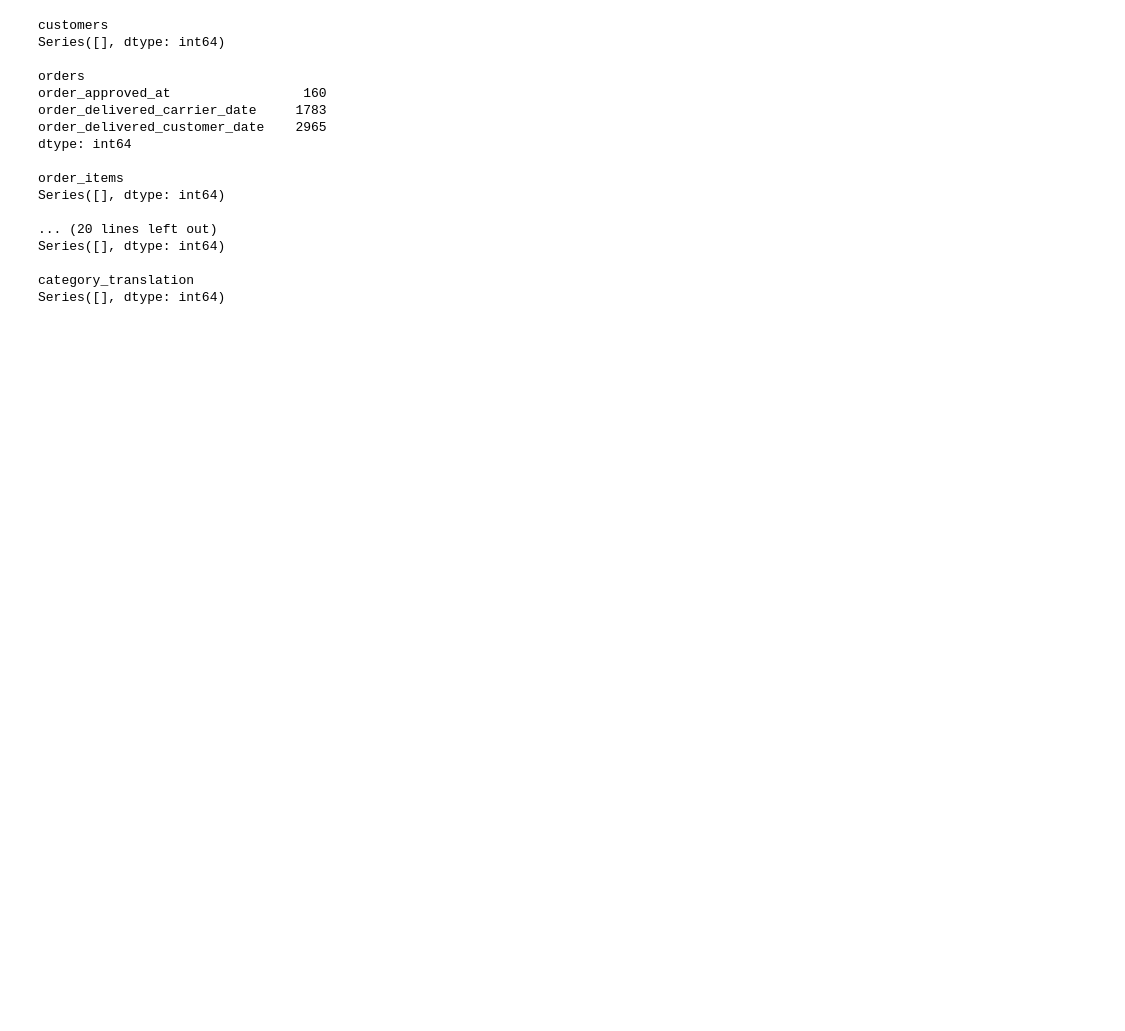
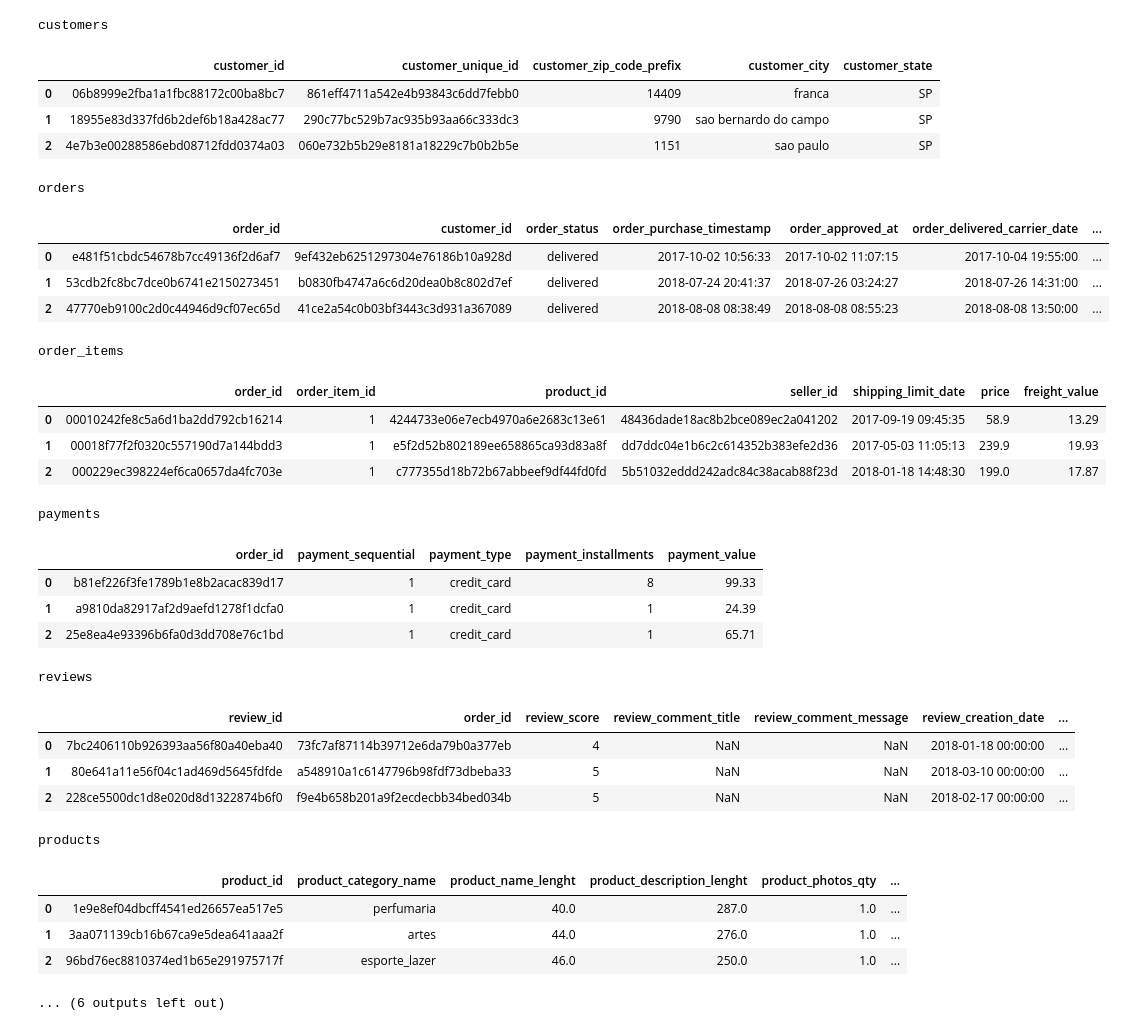
Before and after one commit to nthuang/ecommerce-customer-analytics, a Jupyter notebook: notebooks/data_exploration.ipynb, the cells around one changed output. Drawn from its saved outputs; the diff is of its cells as text; code cells hidden in the pictures; blank space fills up the shorter version.

```diff
--- a/notebooks/data_exploration.ipynb
+++ b/notebooks/data_exploration.ipynb
@@ -35,23 +83,36 @@ category_translation (71, 2) ['product_category_name', 'product_category_name_en
 # %%
-for name, df in tables.items():
-    missing = df.isna().sum()
+for name, frame in tables.items():
     print(f"\n{name}")
-    print(missing[missing > 0])
+    display(frame.head(3))
 # %% [output]
 customers
-Series([], dtype: int64)
-
-orders
-order_approved_at                 160
-order_delivered_carrier_date     1783
-order_delivered_customer_date    2965
-dtype: int64
-
-order_items
-Series([], dtype: int64)
-
-... (20 lines left out)
-Series([], dtype: int64)
-
-category_translation
-Series([], dtype: int64)
+|  | customer_id | customer_unique_id | customer_zip_code_prefix | customer_city | customer_state |
+| 0 | 06b8999e2fba1a1fbc88172c00ba8bc7 | 861eff4711a542e4b93843c6dd7febb0 | 14409 | franca | SP |
+| 1 | 18955e83d337fd6b2def6b18a428ac77 | 290c77bc529b7ac935b93aa66c333dc3 | 9790 | sao bernardo do campo | SP |
+| 2 | 4e7b3e00288586ebd08712fdd0374a03 | 060e732b5b29e8181a18229c7b0b2b5e | 1151 | sao paulo | SP |
+orders
+|  | order_id | customer_id | order_status | order_purchase_timestamp | order_approved_at | order_delivered_carrier_date | ... |
+| 0 | e481f51cbdc54678b7cc49136f2d6af7 | 9ef432eb6251297304e76186b10a928d | delivered | 2017-10-02 10:56:33 | 2017-10-02 11:07:15 | 2017-10-04 19:55:00 | ... |
+| 1 | 53cdb2fc8bc7dce0b6741e2150273451 | b0830fb4747a6c6d20dea0b8c802d7ef | delivered | 2018-07-24 20:41:37 | 2018-07-26 03:24:27 | 2018-07-26 14:31:00 | ... |
+| 2 | 47770eb9100c2d0c44946d9cf07ec65d | 41ce2a54c0b03bf3443c3d931a367089 | delivered | 2018-08-08 08:38:49 | 2018-08-08 08:55:23 | 2018-08-08 13:50:00 | ... |
+order_items
+|  | order_id | order_item_id | product_id | seller_id | shipping_limit_date | price | freight_value |
+| 0 | 00010242fe8c5a6d1ba2dd792cb16214 | 1 | 4244733e06e7ecb4970a6e2683c13e61 | 48436dade18ac8b2bce089ec2a041202 | 2017-09-19 09:45:35 | 58.9 | 13.29 |
+| 1 | 00018f77f2f0320c557190d7a144bdd3 | 1 | e5f2d52b802189ee658865ca93d83a8f | dd7ddc04e1b6c2c614352b383efe2d36 | 2017-05-03 11:05:13 | 239.9 | 19.93 |
+| 2 | 000229ec398224ef6ca0657da4fc703e | 1 | c777355d18b72b67abbeef9df44fd0fd | 5b51032eddd242adc84c38acab88f23d | 2018-01-18 14:48:30 | 199.0 | 17.87 |
+payments
+|  | order_id | payment_sequential | payment_type | payment_installments | payment_value |
+| 0 | b81ef226f3fe1789b1e8b2acac839d17 | 1 | credit_card | 8 | 99.33 |
+| 1 | a9810da82917af2d9aefd1278f1dcfa0 | 1 | credit_card | 1 | 24.39 |
+| 2 | 25e8ea4e93396b6fa0d3dd708e76c1bd | 1 | credit_card | 1 | 65.71 |
+reviews
+|  | review_id | order_id | review_score | review_comment_title | review_comment_message | review_creation_date | ... |
+| 0 | 7bc2406110b926393aa56f80a40eba40 | 73fc7af87114b39712e6da79b0a377eb | 4 | NaN | NaN | 2018-01-18 00:00:00 | ... |
+| 1 | 80e641a11e56f04c1ad469d5645fdfde | a548910a1c6147796b98fdf73dbeba33 | 5 | NaN | NaN | 2018-03-10 00:00:00 | ... |
+| 2 | 228ce5500dc1d8e020d8d1322874b6f0 | f9e4b658b201a9f2ecdecbb34bed034b | 5 | NaN | NaN | 2018-02-17 00:00:00 | ... |
+products
+|  | product_id | product_category_name | product_name_lenght | product_description_lenght | product_photos_qty | ... |
+| 0 | 1e9e8ef04dbcff4541ed26657ea517e5 | perfumaria | 40.0 | 287.0 | 1.0 | ... |
+| 1 | 3aa071139cb16b67ca9e5dea641aaa2f | artes | 44.0 | 276.0 | 1.0 | ... |
+| 2 | 96bd76ec8810374ed1b65e291975717f | esporte_lazer | 46.0 | 250.0 | 1.0 | ... |
+... (6 outputs left out)
```
Also changed, not shown: parts of 24 cells of this notebook, 4 other files.
